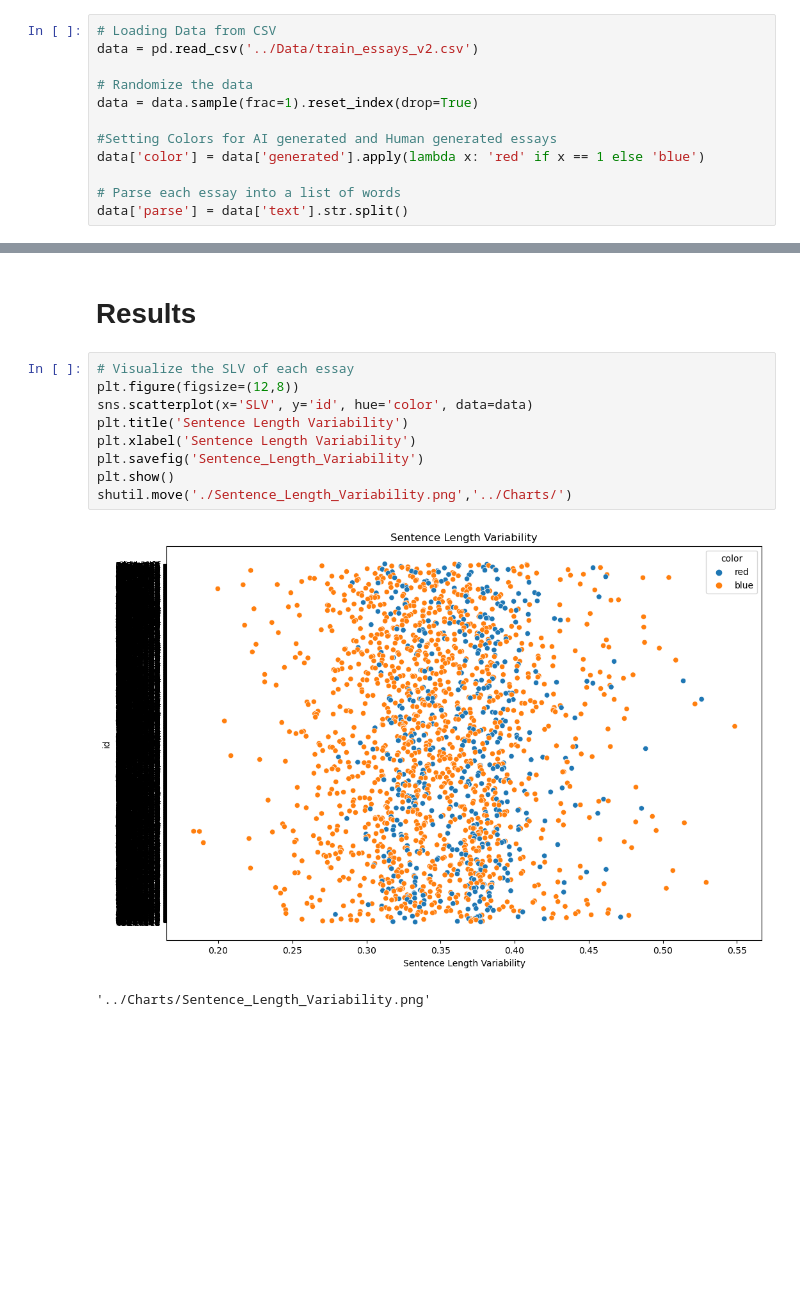
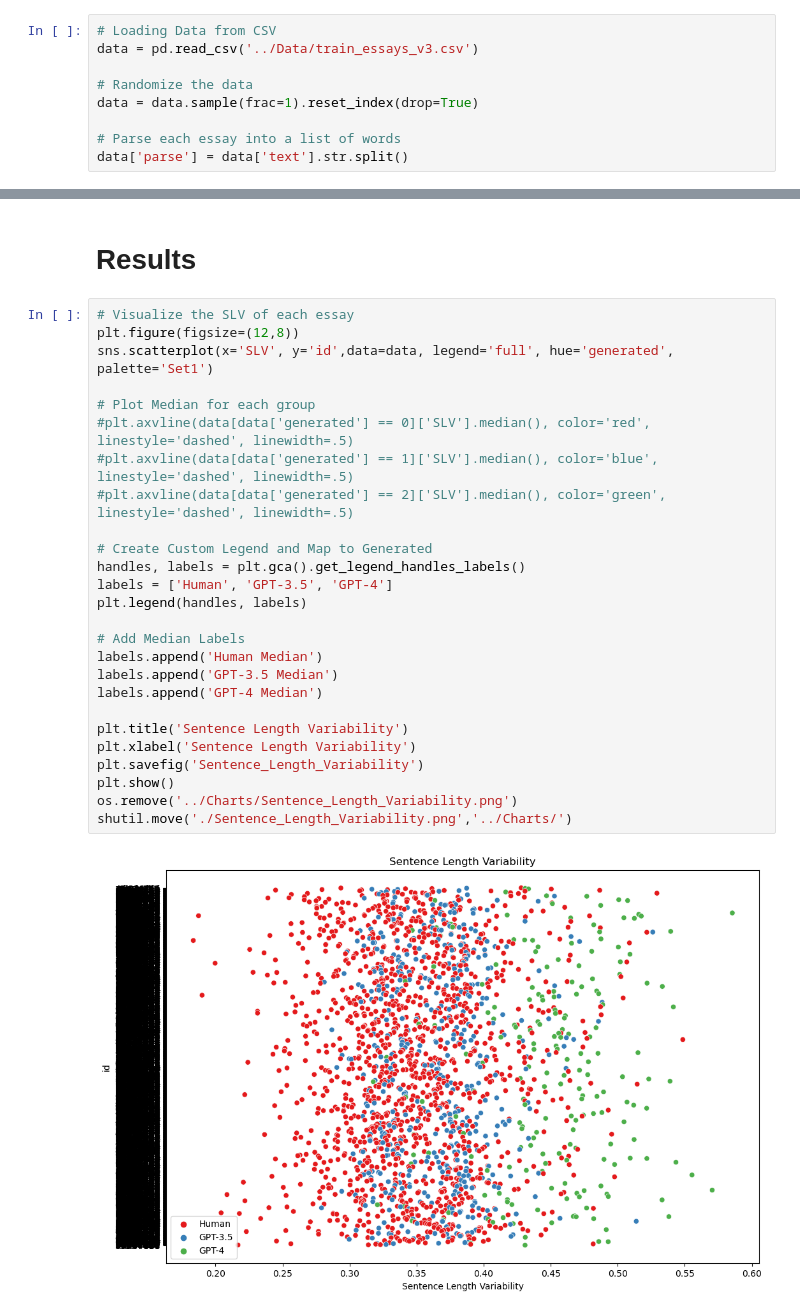
Before and after one commit to Hunter-Lanier/AI-Text-Detection, a Jupyter notebook: Notebooks/SLV_Analysis.ipynb, the cells around one changed output, grey strips where cells are left out. Saved outputs shown, nothing was run; the diff lists cells and outputs as text; blank space fills up the shorter version.

Commit message:
patch SLV 1.1
- Fixed Labeling on Legend
- Added GPT4 Essay dataset
- Added Analysis for GPT4
- Fixed Chart transfer to "Charts" Folder
-

```diff
--- a/Notebooks/SLV_Analysis.ipynb
+++ b/Notebooks/SLV_Analysis.ipynb
@@ -32,14 +33,11 @@ True
 # Load and Preconfig data
 # %%
 # Loading Data from CSV
-data = pd.read_csv('../Data/train_essays_v2.csv')
+data = pd.read_csv('../Data/train_essays_v3.csv')
 
 # Randomize the data
 data = data.sample(frac=1).reset_index(drop=True)
 
-#Setting Colors for AI generated and Human generated essays
-data['color'] = data['generated'].apply(lambda x: 'red' if x == 1 else 'blue')
-
 # Parse each essay into a list of words
 data['parse'] = data['text'].str.split()
 # %% [markdown]
@@ -55,15 +53,31 @@ data['SLV'] = data['parse'].apply(lambda x: np.std([len(word_tokenize(sentence))
 data['SLV'] = data['parse'].apply(lambda x: np.std([len(word_tokenize(sentence)) for sentence in x]))
 # %% [markdown]
 # Results
-# %%
-# Visualize the SLV of each essay
-plt.figure(figsize=(12,8))
-sns.scatterplot(x='SLV', y='id', hue='color', data=data)
-plt.title('Sentence Length Variability')
-plt.xlabel('Sentence Length Variability')
-plt.savefig('Sentence_Length_Variability')
-plt.show()
-shutil.move('./Sentence_Length_Variability.png','../Charts/')
-# %% [output]
-[figure, removed]
-'../Charts/Sentence_Length_Variability.png'
+# %%
+# Visualize the SLV of each essay
+plt.figure(figsize=(12,8))
+sns.scatterplot(x='SLV', y='id',data=data, legend='full', hue='generated', palette='Set1')
+
+# Plot Median for each group
+#plt.axvline(data[data['generated'] == 0]['SLV'].median(), color='red', linestyle='dashed', linewidth=.5)
+#plt.axvline(data[data['generated'] == 1]['SLV'].median(), color='blue', linestyle='dashed', linewidth=.5)
+#plt.axvline(data[data['generated'] == 2]['SLV'].median(), color='green', linestyle='dashed', linewidth=.5)
+
+# Create Custom Legend and Map to Generated
+handles, labels = plt.gca().get_legend_handles_labels()
+labels = ['Human', 'GPT-3.5', 'GPT-4']
+plt.legend(handles, labels)
+
+# Add Median Labels
+labels.append('Human Median')
+labels.append('GPT-3.5 Median')
+labels.append('GPT-4 Median')
+
+plt.title('Sentence Length Variability')
+plt.xlabel('Sentence Length Variability')
+plt.savefig('Sentence_Length_Variability')
+plt.show()
+os.remove('../Charts/Sentence_Length_Variability.png')
+shutil.move('./Sentence_Length_Variability.png','../Charts/')
+# %% [output]
+[figure, added]
```
Also changed, not shown: parts of 2 cells of this notebook, 4 other files.
